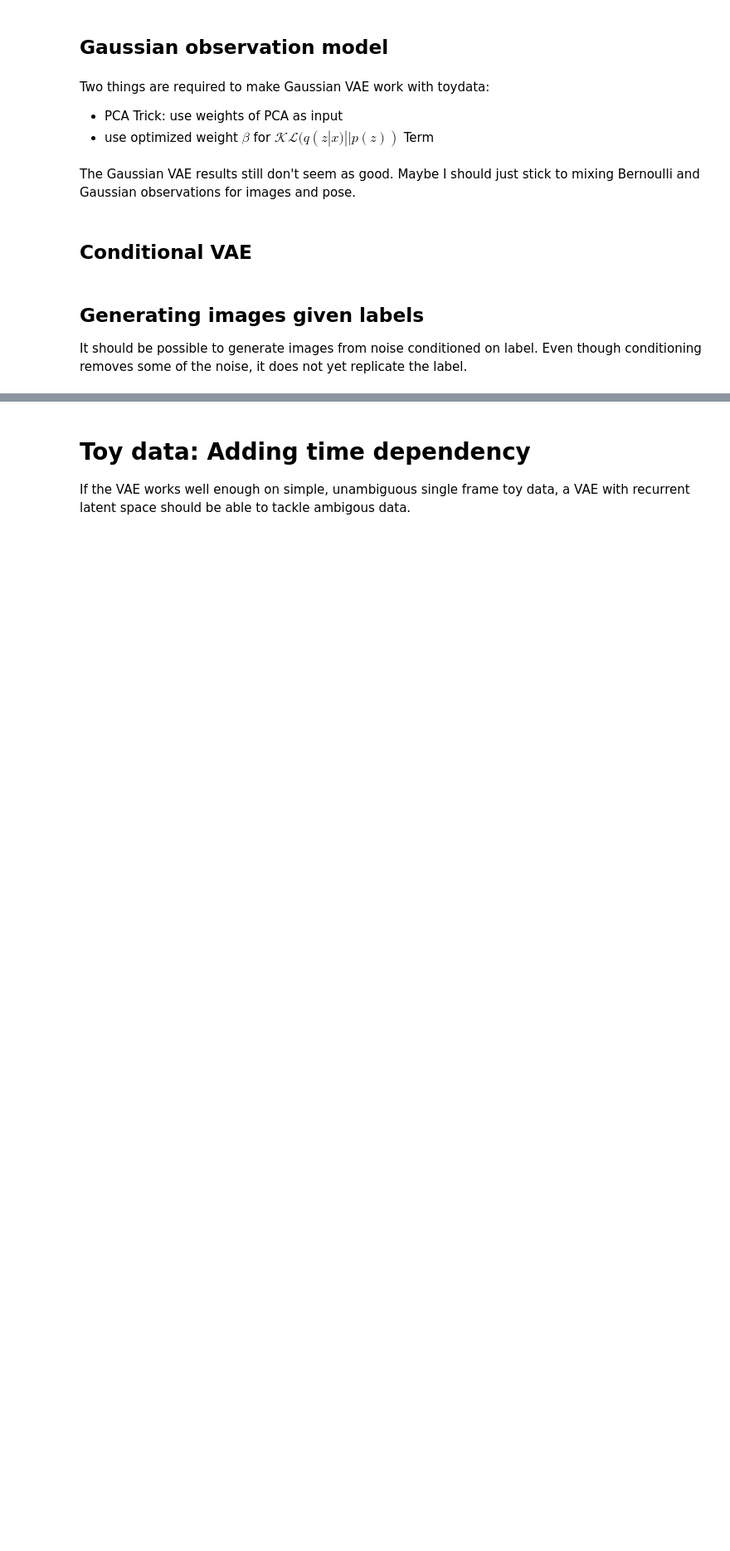
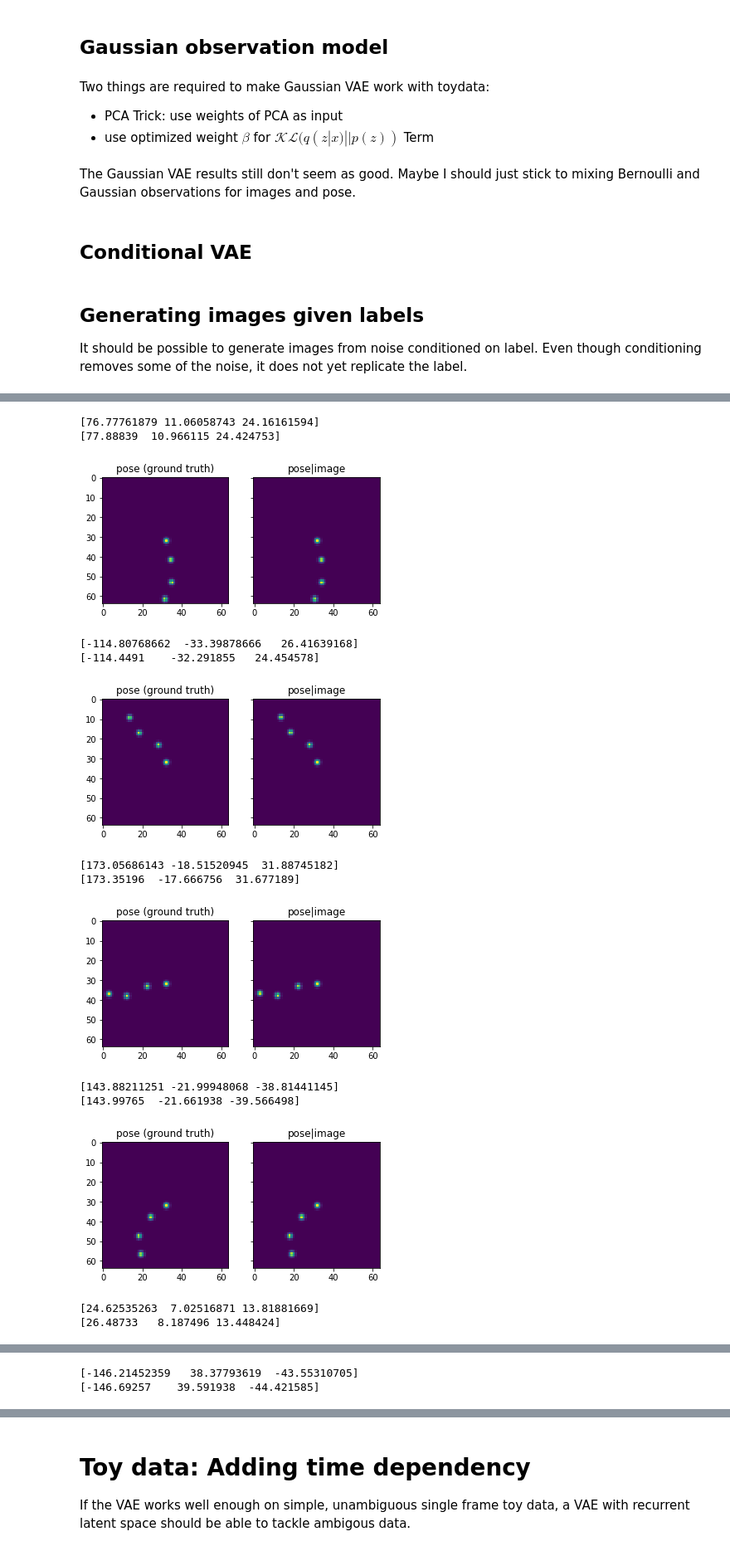
Before and after one commit to Lapu-Lapu/deep-lvm-pose-tracking, a Jupyter notebook: notebooks/toy_data.ipynb, the cells around one changed output, grey strips where cells are left out. Shown at 83% size. Cells and saved outputs as stored; diff of their text form; code cells hidden in the pictures; blank space fills up the shorter version.

Commit message:
Recovering pose from image is possible.

```diff
--- a/notebooks/toy_data.ipynb
+++ b/notebooks/toy_data.ipynb
@@ -81,6 +81,9 @@ eps = np.random.rand(3)
 bone_lengths = d//6 * (eps/2+1-1/3)
 print("Bone lengths:", bone_lengths)
 key_marker_width = 1.5 * d/32
+
+def pose_to_image(pose):
+    return toy.keypoint_to_image(toy.forward(2*np.pi*(pose-0.5) , bone_lengths), size=(d, d), include_origin=True)
 
 labels = 1/2*np.pi*(np.random.rand(N, 3)-0.5)
 labels[:, 0] = labels[:, 0] * 4
@@ -452,0 +463,6 @@ for i in range(9):
+# %%
+latent_dim = 3
+weight_fn = None
+beta = 1
+cvae = cVAE(input_dim=3, condition_dim=D, latent_dim=latent_dim, hidden=600, likelihood='bernoulli',
+           condition_on='image').to(device)
@@ -452,0 +478,31 @@ for i in range(9):
+# %%
+idxs = np.random.choice(range(len(h_val)), size=9)
+poses = np.array([h_val[i]['angles'] for i in idxs])
+
+imgs = np.array([h_val[i]['image'] for i in idxs])
+samples = nu.draw_samples(cvae, imgs.reshape(9, D))
+for i in range(9):
+    label = samples[i, D:]
+    print(360*(poses[i]-0.5))
+    print(360*(label-0.5))
+    fig, ax = plt.subplots(ncols=2, sharey=True)
+    ax[0].set_title('pose (ground truth)')
+    ax[0].imshow(pose_to_image(poses[i]))
+    ax[1].set_title('pose|image')
+    ax[1].imshow(pose_to_image(label))
+    plt.show()
+# %% [output]
+[76.77761879 11.06058743 24.16161594]
+[77.88839  10.966115 24.424753]
+[figure, added]
+[-114.80768662  -33.39878666   26.41639168]
+[-114.4491    -32.291855   24.454578]
+[figure, added]
+[173.05686143 -18.51520945  31.88745182]
+[173.35196  -17.666756  31.677189]
+[figure, added]
+[143.88211251 -21.99948068 -38.81441145]
+[143.99765  -21.661938 -39.566498]
+[figure, added]
+[24.62535263  7.02516871 13.81881669]
+[26.48733   8.187496 13.448424]
@@ -452,0 +510,2 @@ for i in range(9):
+[-146.21452359   38.37793619  -43.55310705]
+[-146.69257    39.591938  -44.421585]
```
Also changed, not shown: parts of 5 cells of this notebook.
